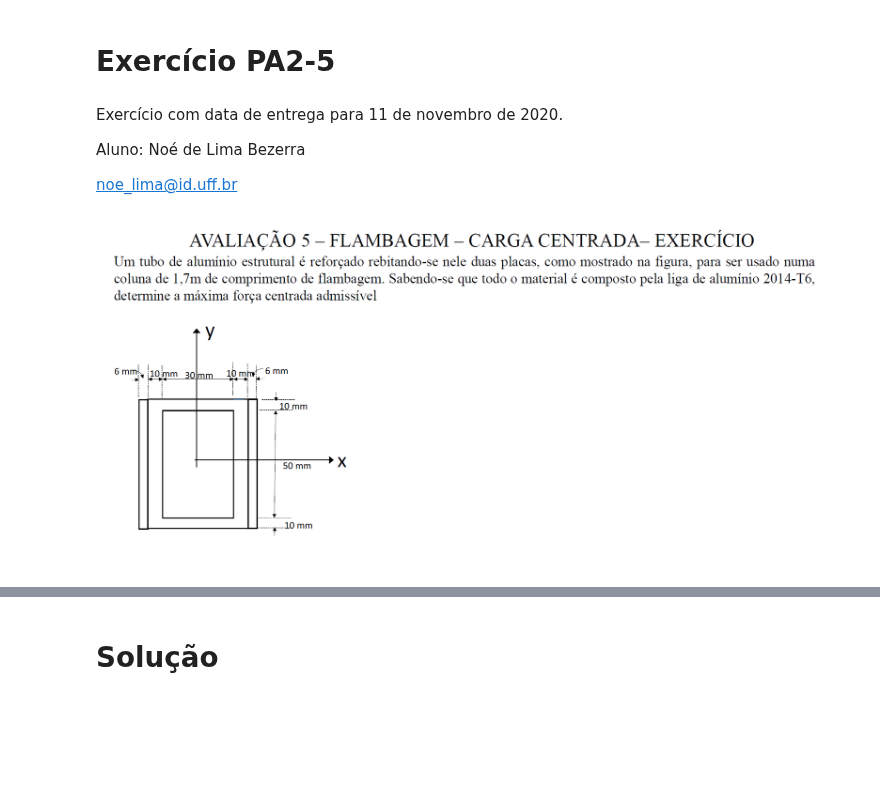
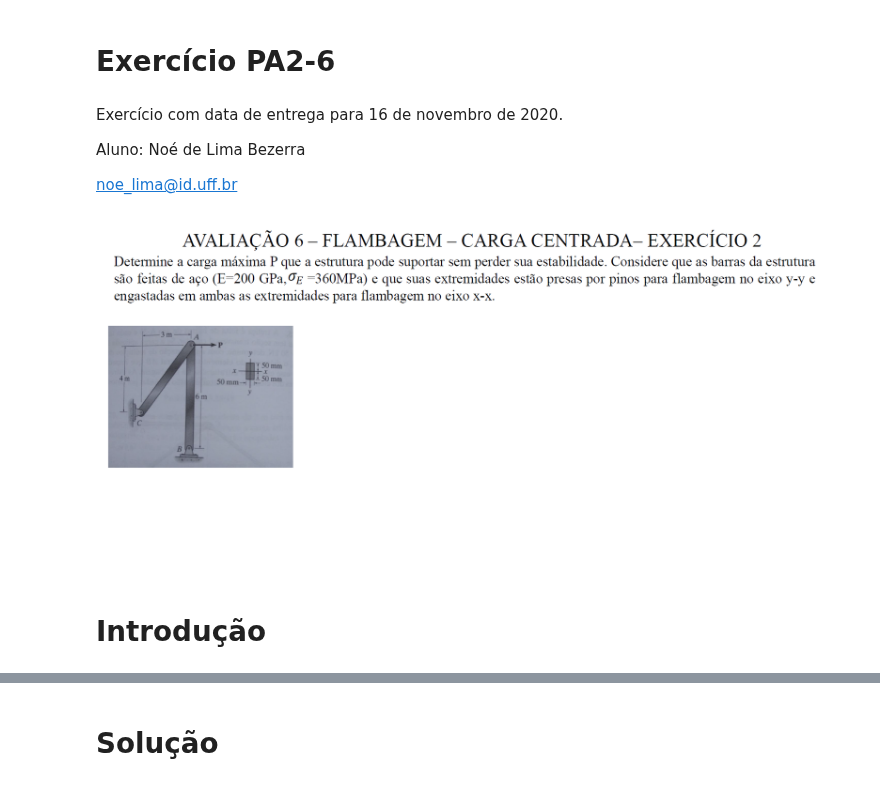
Before and after one commit to noedelima/Mecanica_dos_Solidos_Uff_20_1, a Jupyter notebook: Exercícios PA2/Exercício 6.ipynb, the cells around one changed output, grey strips where cells are left out. Cells and saved outputs as stored; diff of their text form; code cells hidden in the pictures; blank space fills up the shorter version.

Commit message:
Exercício PA2-6, solução

```diff
--- a/Exercícios PA2/Exercício 6.ipynb
+++ b/Exercícios PA2/Exercício 6.ipynb
@@ -1,7 +1,7 @@
 # %% [markdown]
-# Exercício PA2-5
+# Exercício PA2-6
 # %% [markdown]
-Exercício com data de entrega para 11 de novembro de 2020.
+Exercício com data de entrega para 16 de novembro de 2020.
 
 
 Aluno: Noé de Lima Bezerra
@@ -15,7 +15,9 @@ from IPython.display import display, Math, Image, IFrame
 #from sympy.abc import x, y, z
 sp.init_printing(use_latex='mathjax',latex_mode='equation*')
 # %%
-Image("Figuras/PA2-5.png")
+Image("Figuras/PA2-6.png")
 # %% [output]
-[figure, old version]
+[figure, new version]
+# %% [markdown]
+# Introdução
 # %% [markdown]
```
Also changed, not shown: parts of 29 cells of this notebook.
